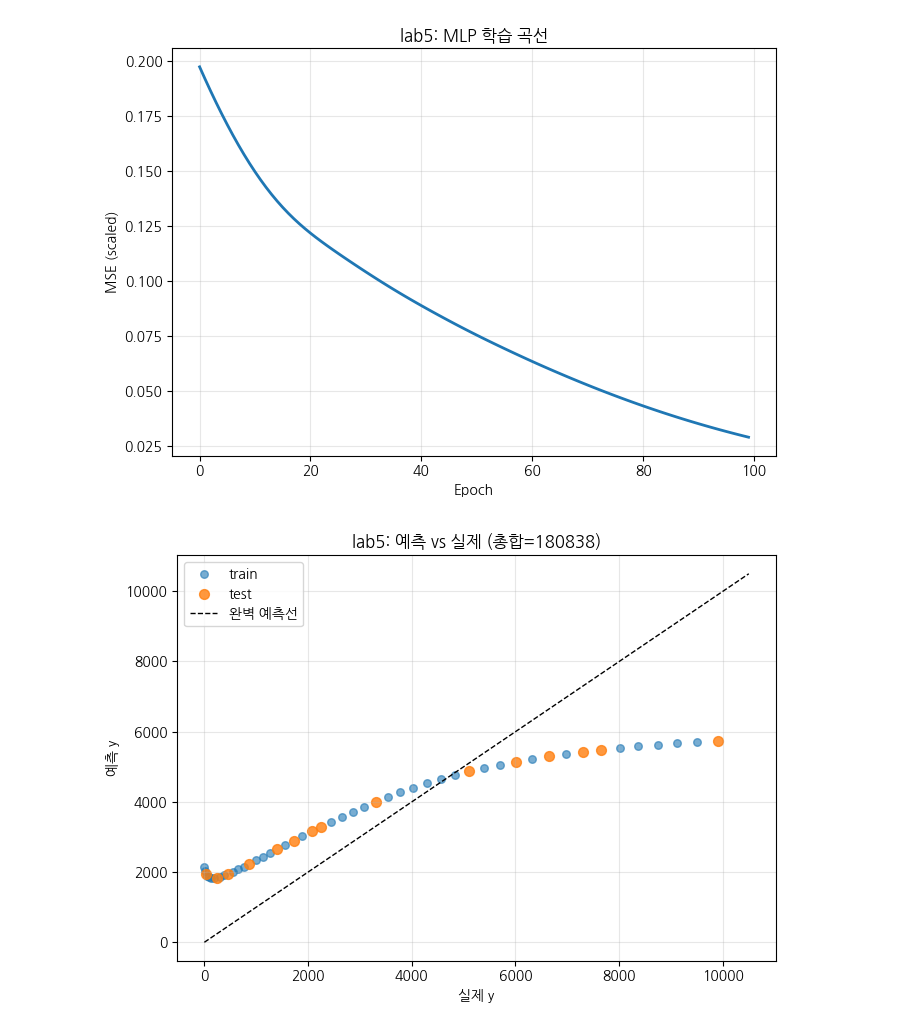
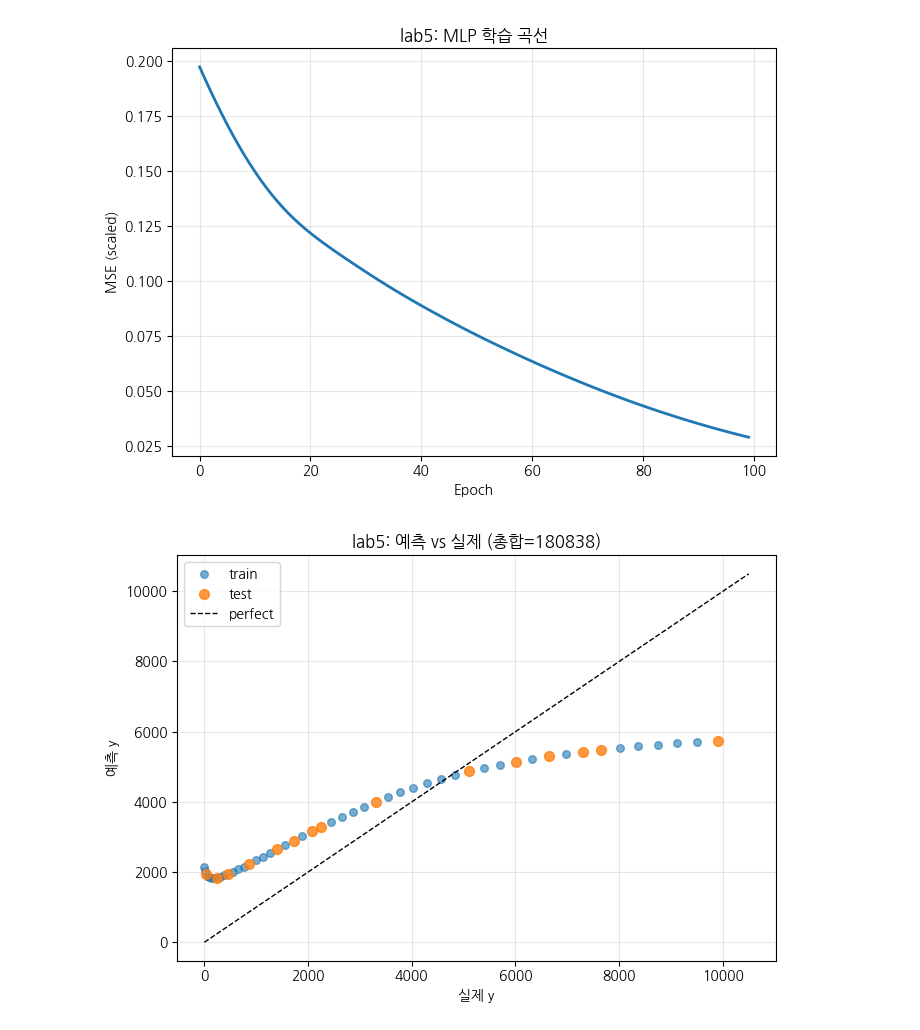
Before and after one commit to hongsukyi/QuantumAI, a Jupyter notebook: Quantum_AI_Course/notebooks/05_mlp_regression_baseline.ipynb, the cells around one changed output. Drawn from its saved outputs; the diff is of its cells as text; code cells hidden in the pictures.

```diff
--- a/Quantum_AI_Course/notebooks/05_mlp_regression_baseline.ipynb
+++ b/Quantum_AI_Course/notebooks/05_mlp_regression_baseline.ipynb
@@ -144,0 +169,19 @@ lab5 완료!
+# %%
+# ============================================================
+# 모델 생성
+# ============================================================
+
+torch.manual_seed(42)
+
+model = MLP()
+
+optimizer = torch.optim.Adam(model.parameters(), lr=lr)
+
+criterion = nn.MSELoss()
+
+n_params = sum(p.numel() for p in model.parameters())
+
+print(f"MLP 구조: 2 → 3 → 1")
+print(f"활성함수: Tanh + Sigmoid")
+print(f"파라미터 수: {n_params}")
+print(f"epochs={epochs}, lr={lr}")
@@ -145,35 +314,65 @@ lab5 완료!
 # %%
-fig, ax = plt.subplots(figsize=(7, 5))
+# ============================================================
+# 그래프 저장
+# ============================================================
+
+fig, ax = plt.subplots(figsize=(7,5))
 
 ax.plot(mlp_history, lw=2)
+
 ax.set_xlabel("Epoch")
 ax.set_ylabel("MSE (scaled)")
 ax.set_title("lab5: MLP 학습 곡선")
+
 ax.grid(True, alpha=0.3)
 
 plt.tight_layout()
-fig.savefig("./fig/lab5a.png", dpi=300, bbox_inches="tight")
+
+fig.savefig("./lab5a.png", dpi=300)
+
 plt.show()
 
-fig, ax = plt.subplots(figsize=(7, 5))
 
-ax.scatter(y[idx_train], mlp_preds[idx_train],
-           alpha=0.6, s=30, label='train')
-ax.scatter(y[idx_test], mlp_preds[idx_test],
-           alpha=0.8, s=50, label='test')
+fig, ax = plt.subplots(figsize=(7,5))
 
-ax.plot([0, 10500], [0, 10500], 'k--', lw=1, label='완벽 예측선')
+ax.scatter(
+    y[idx_train],
+    mlp_preds[idx_train],
+    alpha=0.6,
+    s=30,
+    label='train'
+)
+
+ax.scatter(
+    y[idx_test],
+    mlp_preds[idx_test],
+    alpha=0.8,
+    s=50,
+    label='test'
+)
+
+ax.plot(
+    [0, 10500],
+    [0, 10500],
+    'k--',
+    lw=1,
+    label='perfect'
+)
 
 ax.set_xlabel("실제 y")
 ax.set_ylabel("예측 y")
+
 ax.set_title(f"lab5: 예측 vs 실제 (총합={mlp_sum:.0f})")
 
 ax.legend()
+
 ax.grid(True, alpha=0.3)
 
 plt.tight_layout()
-fig.savefig("./fig/lab5b.png", dpi=300, bbox_inches="tight")
+
+fig.savefig("./lab5b.png", dpi=300)
+
 plt.show()
 # %% [output]
 [figure]
-[figure, old version]
+[figure, new version]
```
Also changed, not shown: parts of 13 cells of this notebook, 5 other files.
